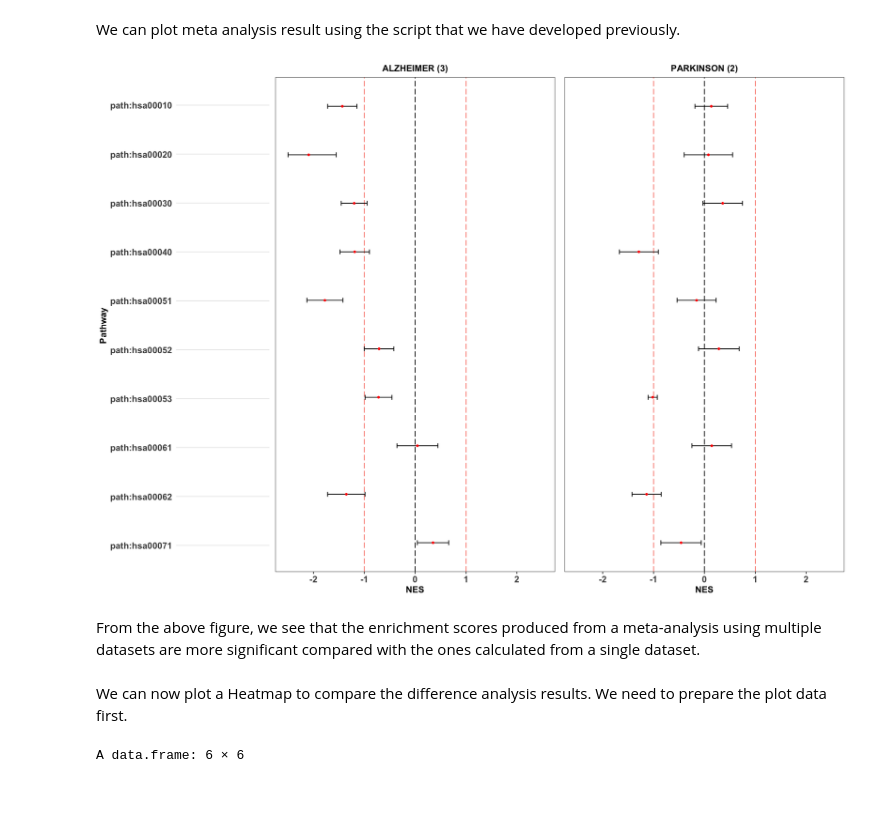
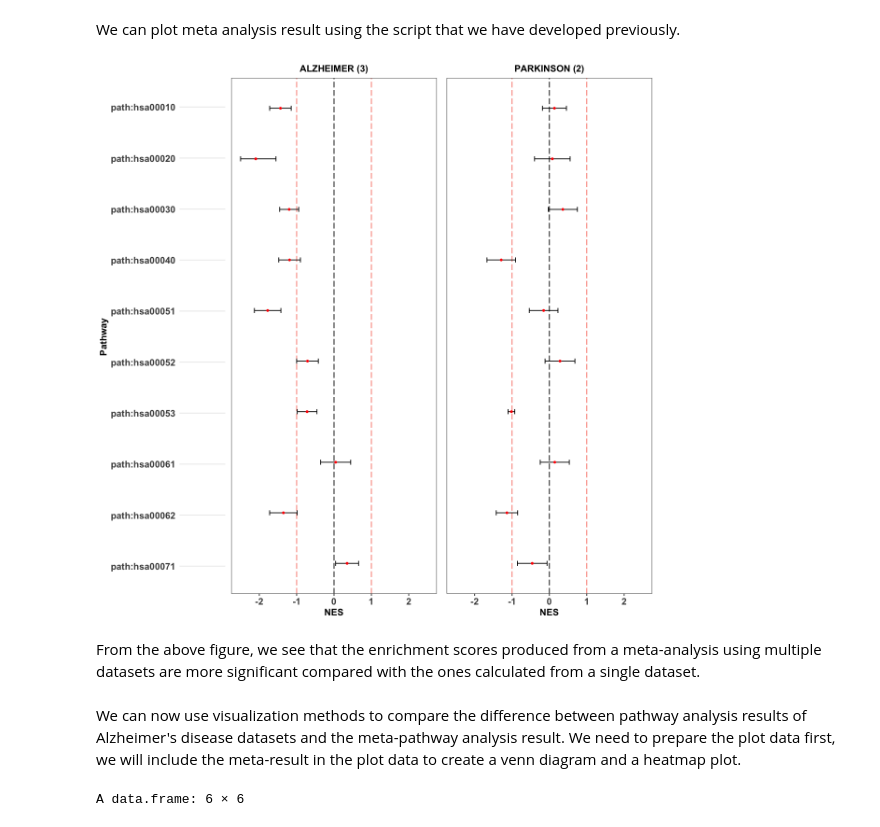
Before and after one commit to NIGMS/Consensus-Pathway-Analysis-in-the-Cloud, a Jupyter notebook: Module05-Meta_Analysis.ipynb, the cells around one changed output. Cells and saved outputs as stored; diff of their text form; code cells hidden in the pictures; blank space fills up the shorter version.

Commit message:
Dung-01172024
Change figures, content of texts, add cloud data loading codes.

```diff
--- a/Module05-Meta_Analysis.ipynb
+++ b/Module05-Meta_Analysis.ipynb
@@ -539,20 +548,20 @@ plotVenn <- function(aResults, pThreshold = 0.05, useFDR = TRUE, stat = "logFC",
                "#ee5437"),
            stroke_size = 0.5,
            set_name_size = 4,
-           fill_alpha = 0.75
+           fill_alpha = 0.75,
+
     )
 
-    xrange <- layer_scales(pR)$x$range$range
-    yrange <- layer_scales(pR)$y$range$range
+    # xrange <- layer_scales(pR)$x$range$range
+    # yrange <- layer_scales(pR)$y$range$range
 
 
-    pR <- pR + ggplot2::theme(plot.margin = margin(0, 0, 0, 0, "pt")) +
-        ggplot2::annotate(geom = "text", x = xrange[2] + 0.1, y = yrange[2] + 0.1, label = NULL,
-                        color = "black", hjust = 0, vjust = 1, fontface = 2) +
-        ggplot2::annotate(geom = "text", x = xrange[2] + 0.1, y=yrange[2] + 0.1, label = NULL,
-                        color = "black", hjust = 0, vjust = 1) +
-        scale_x_continuous(limits = c(xrange[1], xrange[2] + 1.5))
-
+    # pR <- pR + ggplot2::theme(plot.margin = margin(0, 0, 0, 0, "pt")) +
+    #     ggplot2::annotate(geom = "text", x = xrange[2] + 0.1, y = yrange[2] + 0.1, label = NULL,
+    #                     color = "black", hjust = 0, vjust = 1, fontface = 2) +
+    #     ggplot2::annotate(geom = "text", x = xrange[2] + 0.1, y=yrange[2] + 0.1, label = NULL,
+    #                     color = "black", hjust = 0, vjust = 1) +
+    #     scale_x_continuous(limits = c(xrange[1], xrange[2] + 1.5))
     return(pR)
 }
 # %% [markdown]
@@ -876,39 +887,39 @@ plts <- lapply(split(metaESRes, metaESRes$disease), function(plotDat) {
             panel.grid.major = element_blank(),
             panel.grid.minor = element_blank(),
             plot.title = element_text(hjust = 0.5, face = "bold", size = 12),
             axis.text.x = element_text(face = "bold", size = 12),
             axis.title.x = element_text(face = "bold", size = 12)
         ) +
         labs(x = "NES", title = paste0(plotDat$disease[1], " (", plotDat$count[1], ")")) +
         xlim(-2.5, 2.5)
 })
 
-options(repr.plot.width = 14, repr.plot.height = 10)
+options(repr.plot.width = 10, repr.plot.height = 10)
 
 gridExtra::grid.arrange(
     grobs = c(
         list(
             ggplot(plts[[1]]$data, aes(y = pathway, x = "")) +
                 labs(y = "Pathway", title = "", x = "") +
                 theme_minimal() +
                 theme(
                     panel.grid.major.x = element_blank(),
                     plot.margin = unit(c(2, 0, 2, 5), "pt"),
                     axis.text = element_text(face = "bold", size = 12),
                     axis.title.y = element_text(face = "bold", size = 12)
                 )
         ),
         plts
     ),
     nrow = 1,
     widths = c(0.6, rep(1, length(plts)))
 )
 # %% [output]
-[figure, old version]
+[figure, new version]
 # %% [markdown]
 From the above figure, we see that the enrichment scores produced from a meta-analysis using multiple datasets are more significant compared with the ones calculated from a single dataset.
 # %% [markdown]
-We can now plot a Heatmap to compare the difference analysis results. We need to prepare the plot data first.
+We can now use visualization methods to compare the difference between pathway analysis results of Alzheimer's disease datasets and the meta-pathway analysis result. We need to prepare the plot data first, we will include the meta-result in the plot data to create a venn diagram and a heatmap plot.
 # %%
 meta_results <- split(metaESRes, metaESRes$disease)$ALZHEIMER
 
```
Also changed, not shown: parts of 12 cells of this notebook, 10 other files.
